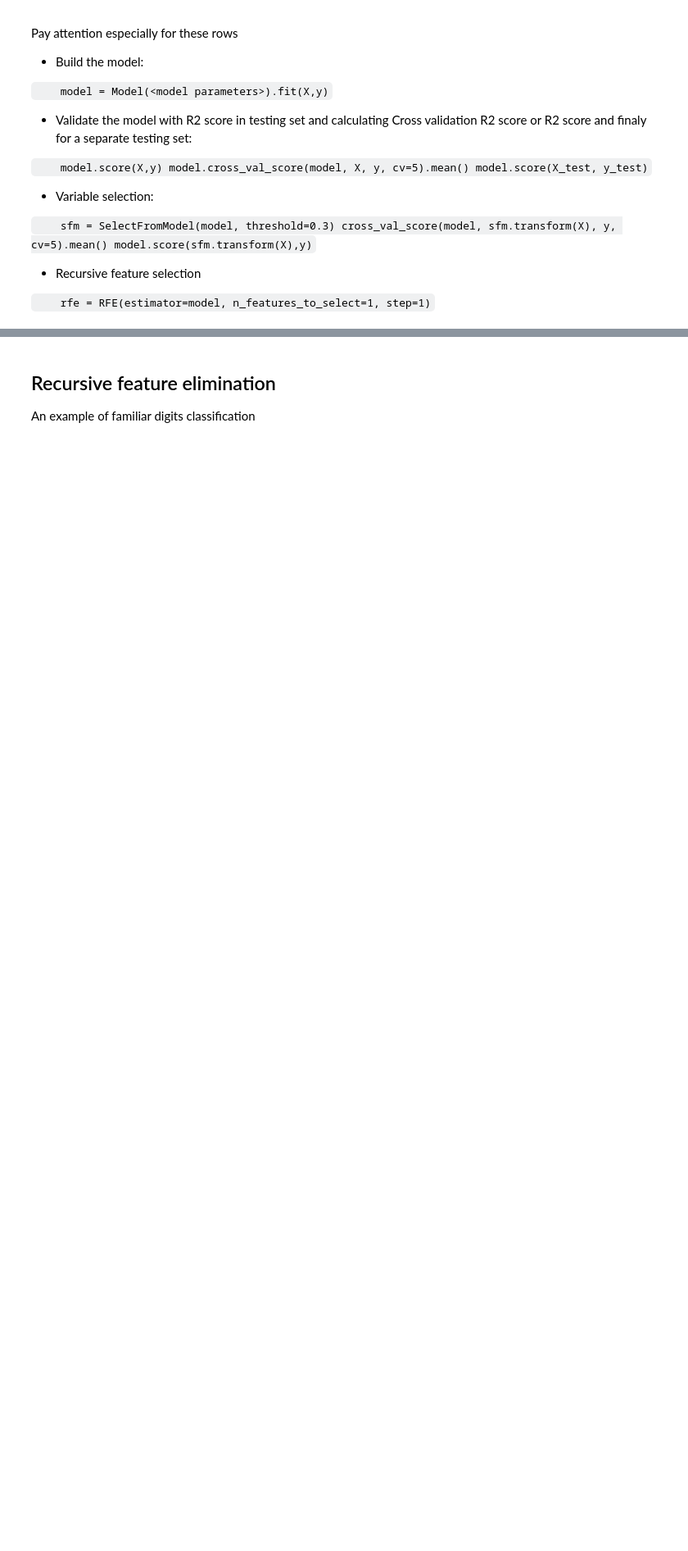
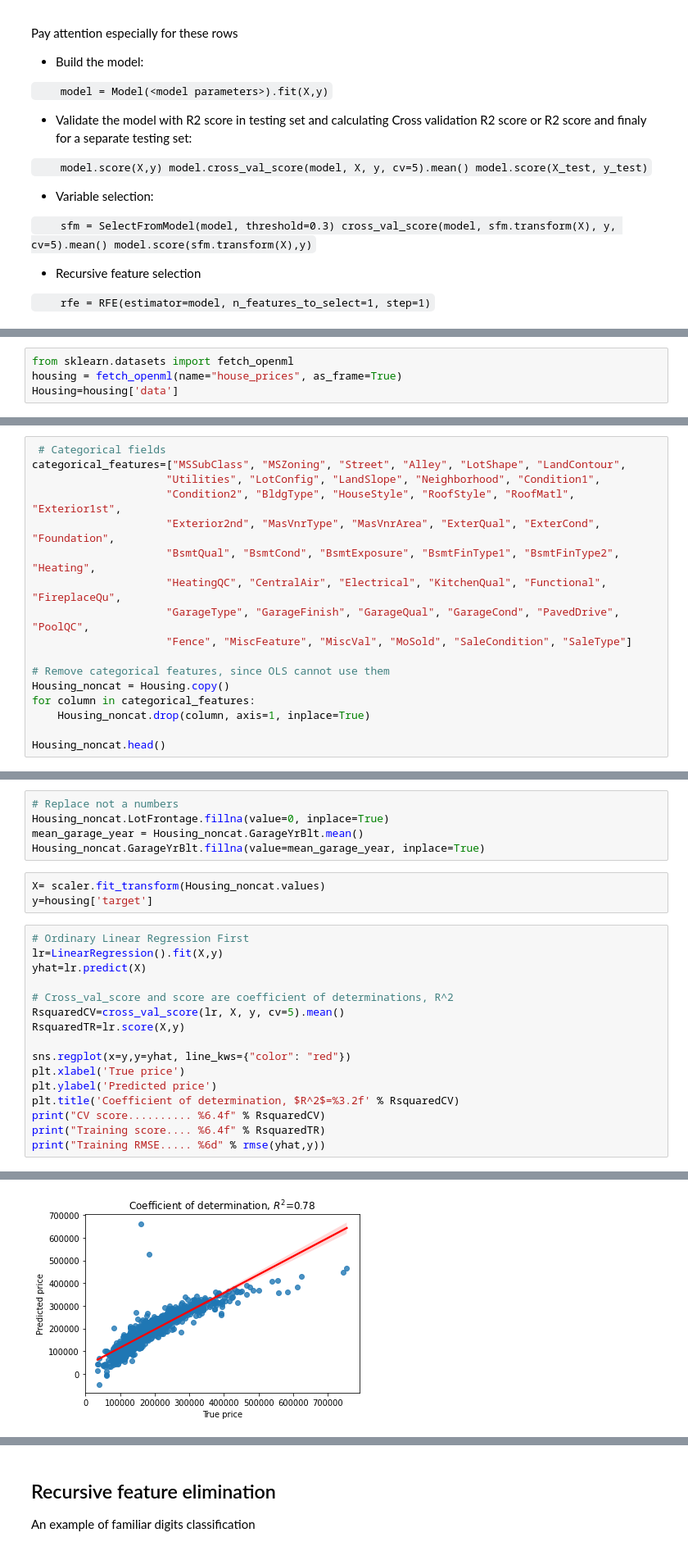
Before and after one commit to pevalisuo/AML, a Jupyter notebook: lectures/Regression.ipynb, the cells around one changed output, grey strips where cells are left out. Shown: that part at 82% size. Saved outputs shown, nothing was run; the diff lists cells and outputs as text; blank space fills up the shorter version.

Commit message:
Updated the regression examples

```diff
--- a/lectures/Regression.ipynb
+++ b/lectures/Regression.ipynb
@@ -426,0 +223,4 @@ GradientBoostingRegressor()
+# %%
+from sklearn.datasets import fetch_openml
+housing = fetch_openml(name="house_prices", as_frame=True)
+Housing=housing['data']
@@ -426,0 +291,17 @@ GradientBoostingRegressor()
+# %%
+ # Categorical fields
+categorical_features=["MSSubClass", "MSZoning", "Street", "Alley", "LotShape", "LandContour",
+                     "Utilities", "LotConfig", "LandSlope", "Neighborhood", "Condition1",
+                     "Condition2", "BldgType", "HouseStyle", "RoofStyle", "RoofMatl", "Exterior1st",
+                     "Exterior2nd", "MasVnrType", "MasVnrArea", "ExterQual", "ExterCond", "Foundation",
+                     "BsmtQual", "BsmtCond", "BsmtExposure", "BsmtFinType1", "BsmtFinType2", "Heating",
+                     "HeatingQC", "CentralAir", "Electrical", "KitchenQual", "Functional", "FireplaceQu",
+                     "GarageType", "GarageFinish", "GarageQual", "GarageCond", "PavedDrive", "PoolQC",
+                     "Fence", "MiscFeature", "MiscVal", "MoSold", "SaleCondition", "SaleType"]
+
+# Remove categorical features, since OLS cannot use them
+Housing_noncat = Housing.copy()
+for column in categorical_features:
+    Housing_noncat.drop(column, axis=1, inplace=True)
+
+Housing_noncat.head()
@@ -426,0 +329,25 @@ GradientBoostingRegressor()
+# %%
+# Replace not a numbers
+Housing_noncat.LotFrontage.fillna(value=0, inplace=True)
+mean_garage_year = Housing_noncat.GarageYrBlt.mean()
+Housing_noncat.GarageYrBlt.fillna(value=mean_garage_year, inplace=True)
+# %%
+X= scaler.fit_transform(Housing_noncat.values)
+y=housing['target']
+# %%
+# Ordinary Linear Regression First
+lr=LinearRegression().fit(X,y)
+yhat=lr.predict(X)
+
+# Cross_val_score and score are coefficient of determinations, R^2
+RsquaredCV=cross_val_score(lr, X, y, cv=5).mean()
+RsquaredTR=lr.score(X,y)
+
+sns.regplot(x=y,y=yhat, line_kws={"color": "red"})
+plt.xlabel('True price')
+plt.ylabel('Predicted price')
+plt.title('Coefficient of determination, $R^2$=%3.2f' % RsquaredCV)
+print("CV score.......... %6.4f" % RsquaredCV)
+print("Training score.... %6.4f" % RsquaredTR)
+print("Training RMSE..... %6d" % rmse(yhat,y))
+# %% [output]
@@ -426,0 +357 @@ GradientBoostingRegressor()
+[figure, added]
```
Also changed, not shown: parts of 35 cells of this notebook.
